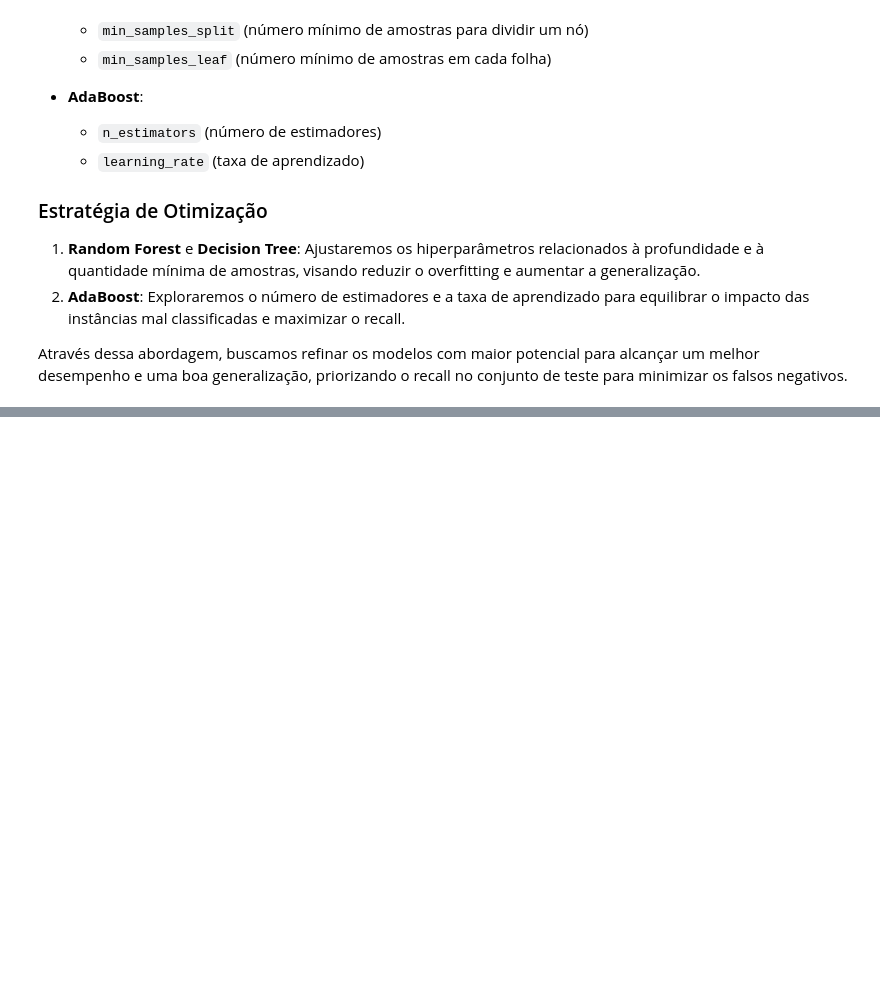
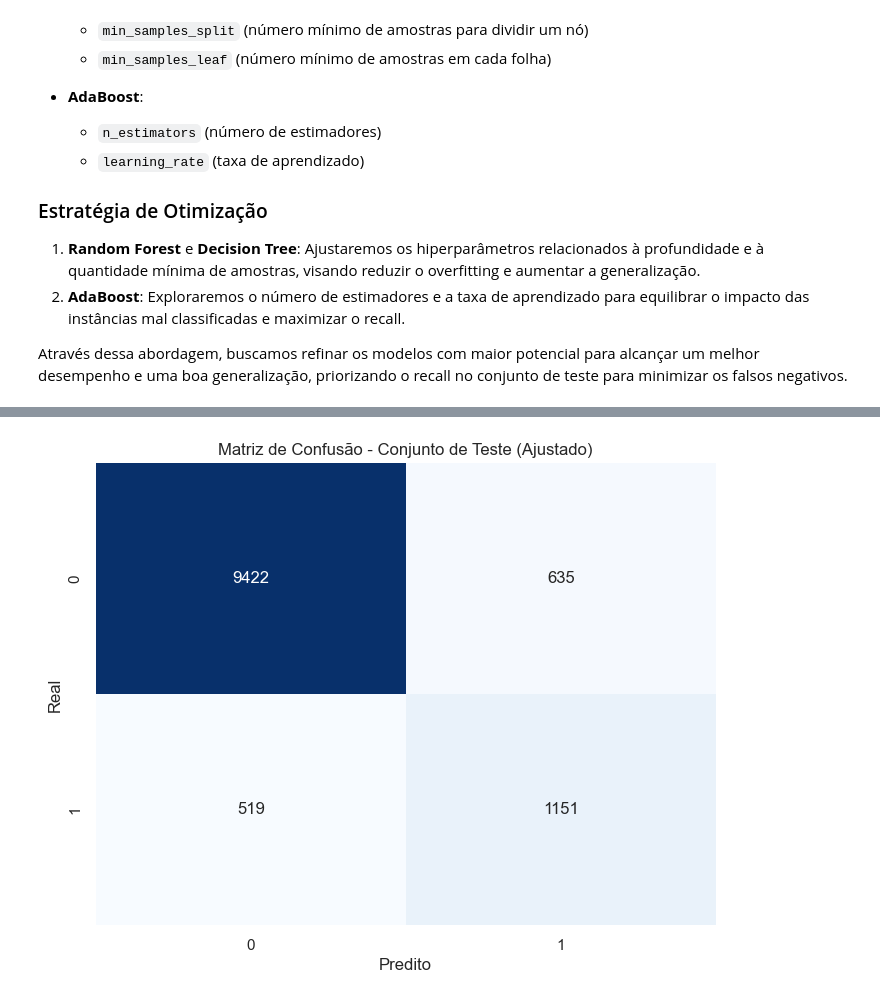
Before and after one commit to tnleite/loan-approval-prediction, a Jupyter notebook: 02-Analise/loan-approval-prediction.ipynb, the cells around one changed output, grey strips where cells are left out. Cells and saved outputs as stored; diff of their text form; code cells hidden in the pictures; blank space fills up the shorter version.

```diff
--- a/02-Analise/loan-approval-prediction.ipynb
+++ b/02-Analise/loan-approval-prediction.ipynb
@@ -1942,0 +2208,69 @@ Através dessa abordagem, buscamos refinar os modelos com maior potencial para a
+# %%
+from sklearn.tree import DecisionTreeClassifier
+from sklearn.model_selection import GridSearchCV
+from sklearn.metrics import make_scorer, recall_score
+from sklearn.model_selection import StratifiedKFold
+
+# Definindo o modelo de Decision Tree
+dt_model = DecisionTreeClassifier(random_state=42)
+
+# Expansão do grid de parâmetros
+param_grid_expanded = {
+    "criterion": ["gini", "entropy"],
+    "splitter": ["best", "random"],
+    "max_depth": [5, 10, 15, None],
+    "min_samples_split": [2, 5, 10],
+    "min_samples_leaf": [1, 2, 5],
+    "max_features": [None, "sqrt", "log2"]
+}
+
+# Configuração de cross-validation com StratifiedKFold
+splitter = StratifiedKFold(n_splits=5, shuffle=True, random_state=42)
+scorer = make_scorer(recall_score, pos_label=1)
+
+# GridSearchCV para encontrar a melhor combinação de hiperparâmetros
+grid_search_dt = GridSearchCV(
+    estimator=dt_model,
+    param_grid=param_grid_expanded,
+    scoring=scorer,
+    cv=splitter,
+    n_jobs=-1,  # Usar todos os processadores disponíveis
+    verbose=10   # Exibe progresso durante a execução
+)
+
+# Executando o GridSearch no conjunto de treino balanceado (SMOTE)
+grid_search_dt.fit(X_train_smote, y_train_smote)
+
+# Exibindo os melhores parâmetros e o melhor recall obtido
+print("Melhores parâmetros encontrados:", grid_search_dt.best_params_)
+print("Melhor recall (treino com CV):", grid_search_dt.best_score_)
+
+# Ajustando o melhor modelo
+melhor_dt_expanded = grid_search_dt.best_estimator_
+
+# Calculando o recall no conjunto de treino e teste
+y_pred_train_expanded = melhor_dt_expanded.predict(X_train_smote)
+y_pred_test_expanded = melhor_dt_expanded.predict(X_test)
+recall_treino_expanded = recall_score(y_train_smote, y_pred_train_expanded)
+recall_teste_expanded = recall_score(y_test, y_pred_test_expanded)
+
+# Exibindo os recalls
+print(f"\nRecall no Conjunto de Treino (ajustado): {recall_treino_expanded}")
+print(f"Recall no Conjunto de Teste (ajustado): {recall_teste_expanded}")
+
+# Relatório e matriz de confusão
+from sklearn.metrics import classification_report, confusion_matrix
+print("\nRelatório de Classificação (Conjunto de Teste):")
+print(classification_report(y_test, y_pred_test_expanded))
+
+import matplotlib.pyplot as plt
+import seaborn as sns
+
+conf_matrix_expanded = confusion_matrix(y_test, y_pred_test_expanded)
+plt.figure(figsize=(8, 6))
+sns.heatmap(conf_matrix_expanded, annot=True, fmt="d", cmap="Blues", cbar=False)
+plt.xlabel("Predito")
+plt.ylabel("Real")
+plt.title("Matriz de Confusão - Conjunto de Teste (Ajustado)")
+plt.show()
+# %% [output]
@@ -1942,0 +2293 @@ Através dessa abordagem, buscamos refinar os modelos com maior potencial para a
+[figure, added]
```
Also changed, not shown: parts of 11 cells of this notebook.
